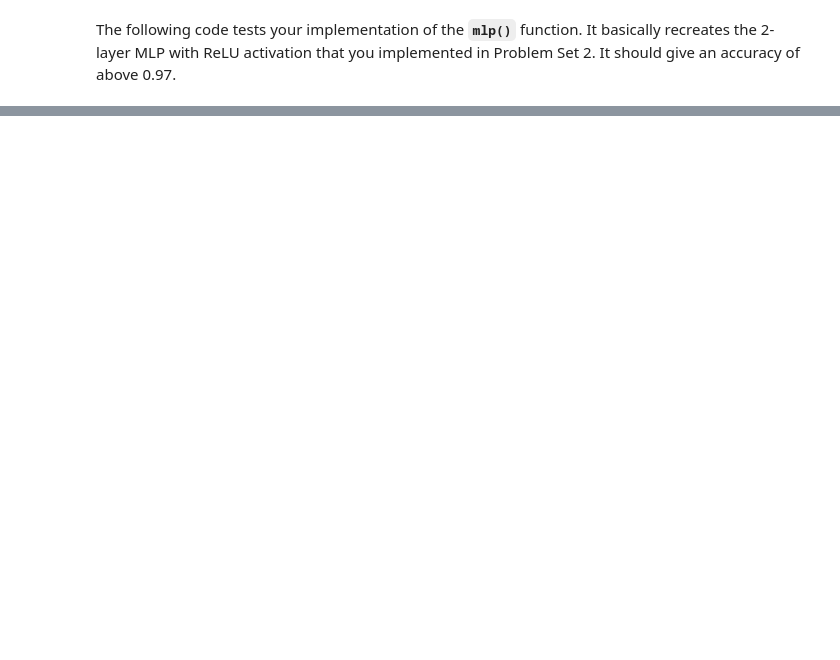
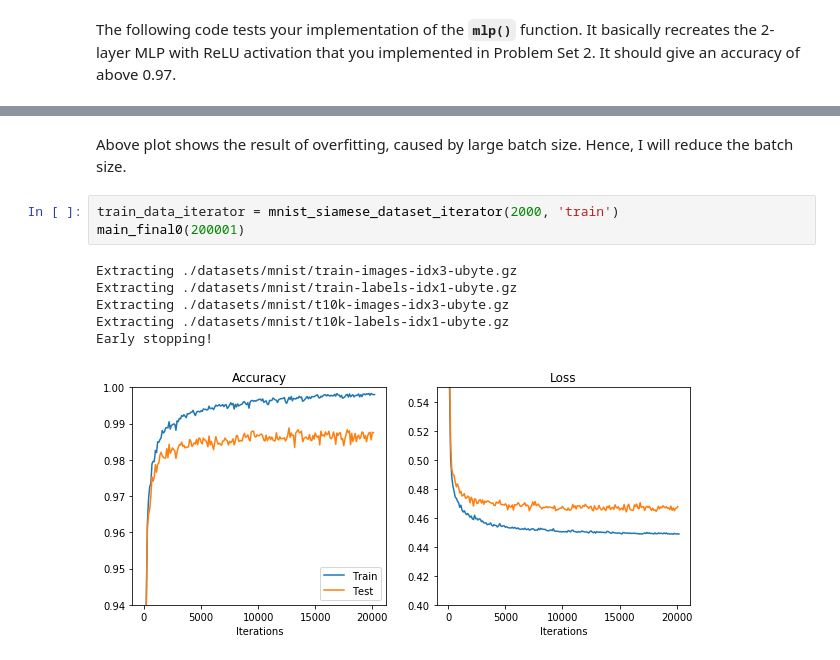
Before and after one commit to shwang95/BU-EC500K-Deep-Learning, a Jupyter notebook: Homework/hw3/pset3.ipynb, the cells around one changed output, grey strips where cells are left out. Drawn from its saved outputs; the diff is of its cells as text; blank space fills up the shorter version.

```diff
--- a/Homework/hw3/pset3.ipynb
+++ b/Homework/hw3/pset3.ipynb
@@ -297,0 +945,12 @@ def visualize(features, labels):
+# %% [markdown]
+Above plot shows the result of overfitting, caused by large batch size. Hence, I will reduce the batch size.
+# %%
+train_data_iterator = mnist_siamese_dataset_iterator(2000, 'train')
+main_final0(200001)
+# %% [output]
+Extracting ./datasets/mnist/train-images-idx3-ubyte.gz
+Extracting ./datasets/mnist/train-labels-idx1-ubyte.gz
+Extracting ./datasets/mnist/t10k-images-idx3-ubyte.gz
+Extracting ./datasets/mnist/t10k-labels-idx1-ubyte.gz
+Early stopping!
+[figure, added]
```
Also changed, not shown: parts of 69 cells of this notebook.
